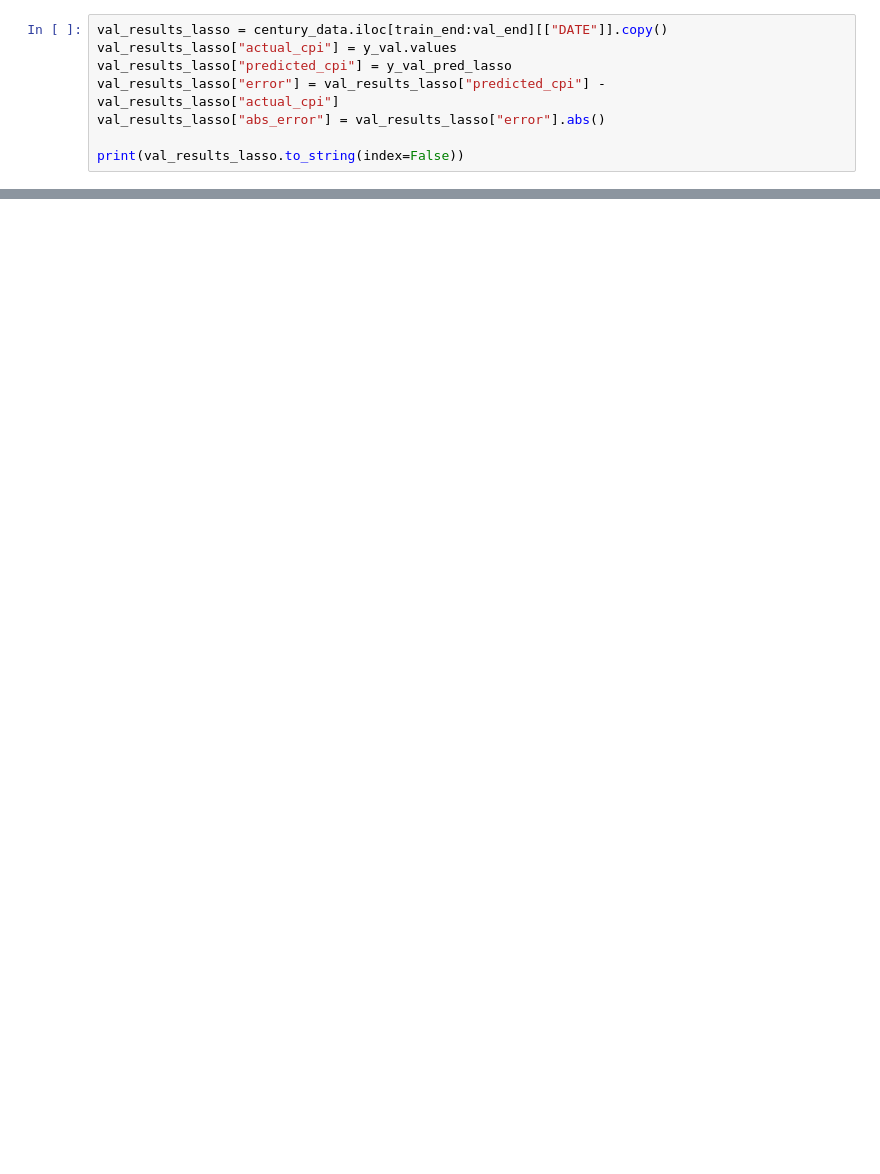
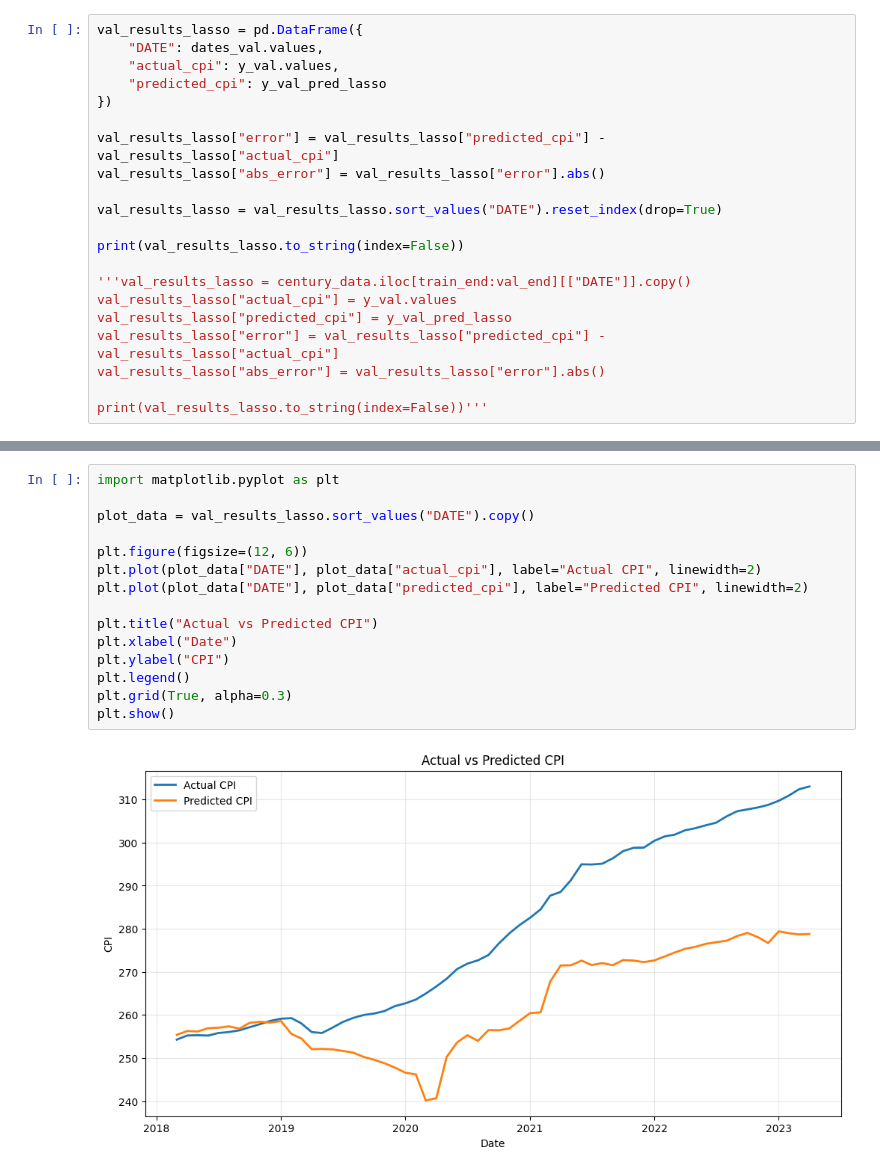
Before and after one commit to AndrewEross/GDP_inflation_prediction, a Jupyter notebook: inflation_model_backup.ipynb, the cells around one changed output, grey strips where cells are left out. Cells and saved outputs as stored; diff of their text form; blank space fills up the shorter version.

```diff
--- a/inflation_model_backup.ipynb
+++ b/inflation_model_backup.ipynb
@@ -176,8 +401,21 @@ print("Validation R^2:", r2_score(y_val, y_val_pred_lasso))
 # %%
-val_results_lasso = century_data.iloc[train_end:val_end][["DATE"]].copy()
+val_results_lasso = pd.DataFrame({
+    "DATE": dates_val.values,
+    "actual_cpi": y_val.values,
+    "predicted_cpi": y_val_pred_lasso
+})
+
+val_results_lasso["error"] = val_results_lasso["predicted_cpi"] - val_results_lasso["actual_cpi"]
+val_results_lasso["abs_error"] = val_results_lasso["error"].abs()
+
+val_results_lasso = val_results_lasso.sort_values("DATE").reset_index(drop=True)
+
+print(val_results_lasso.to_string(index=False))
+
+'''val_results_lasso = century_data.iloc[train_end:val_end][["DATE"]].copy()
 val_results_lasso["actual_cpi"] = y_val.values
 val_results_lasso["predicted_cpi"] = y_val_pred_lasso
 val_results_lasso["error"] = val_results_lasso["predicted_cpi"] - val_results_lasso["actual_cpi"]
 val_results_lasso["abs_error"] = val_results_lasso["error"].abs()
 
-print(val_results_lasso.to_string(index=False))
+print(val_results_lasso.to_string(index=False))'''
@@ -183,0 +441,17 @@ print(val_results_lasso.to_string(index=False))
+# %%
+import matplotlib.pyplot as plt
+
+plot_data = val_results_lasso.sort_values("DATE").copy()
+
+plt.figure(figsize=(12, 6))
+plt.plot(plot_data["DATE"], plot_data["actual_cpi"], label="Actual CPI", linewidth=2)
+plt.plot(plot_data["DATE"], plot_data["predicted_cpi"], label="Predicted CPI", linewidth=2)
+
+plt.title("Actual vs Predicted CPI")
+plt.xlabel("Date")
+plt.ylabel("CPI")
+plt.legend()
+plt.grid(True, alpha=0.3)
+plt.show()
+# %% [output]
+[figure, added]
```
Also changed, not shown: parts of 18 cells of this notebook.
